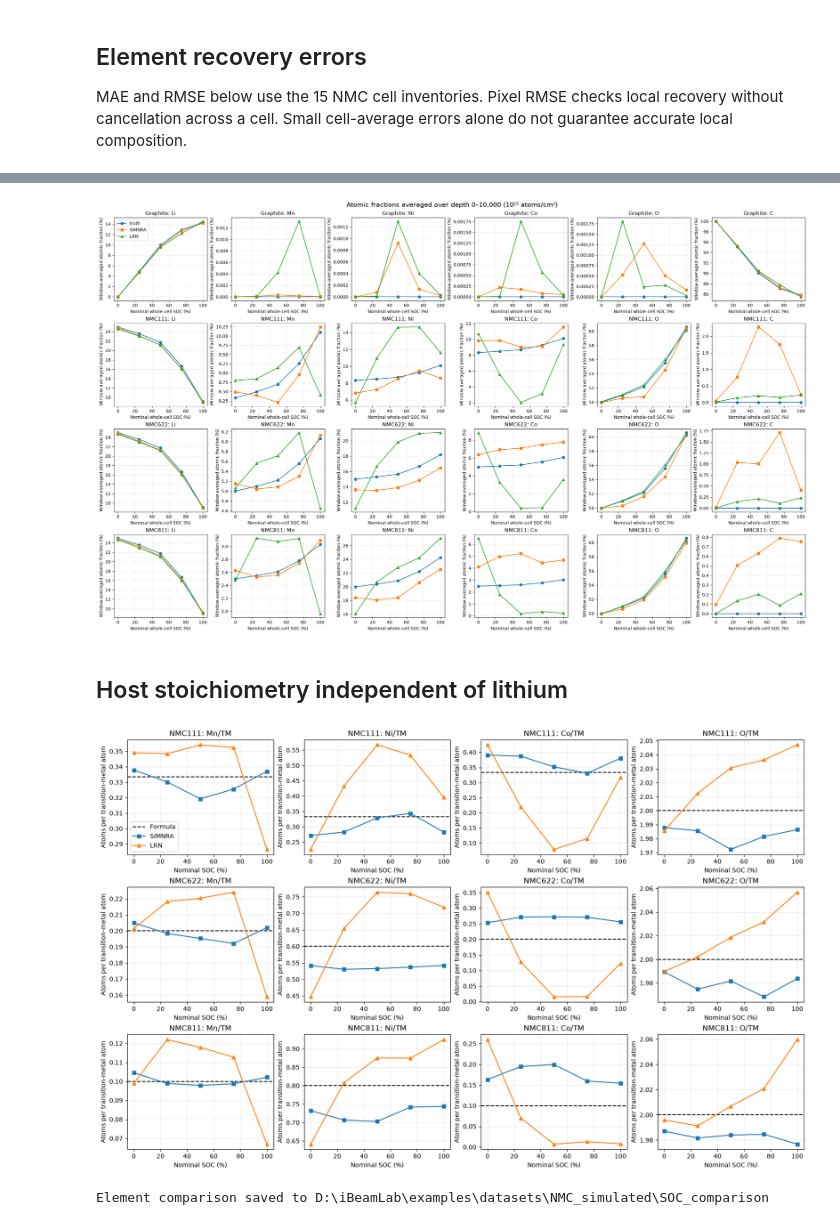
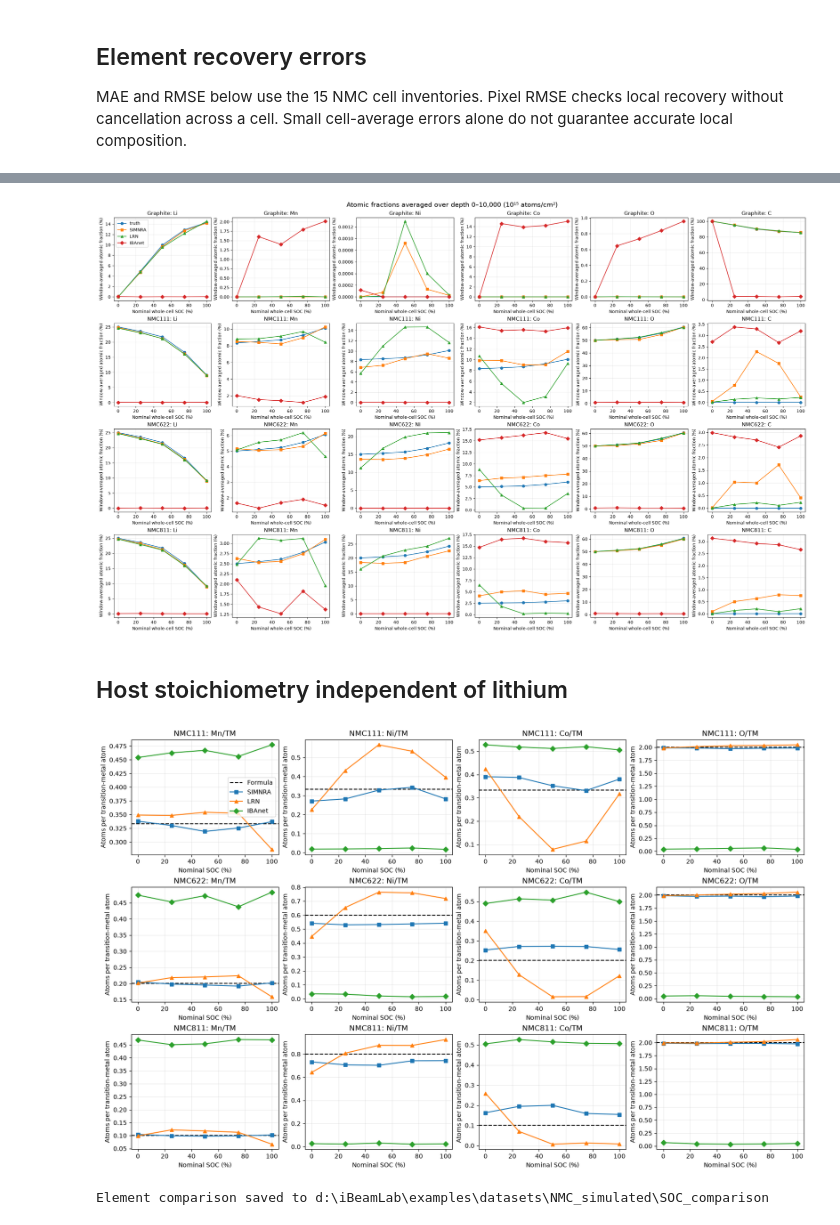
Before and after one commit to khoirulmuzakka/iBeamLab, a Jupyter notebook: examples/compare_spatial_scan_soc.ipynb, the cells around one changed output, grey strips where cells are left out. Cells and saved outputs as stored; diff of their text form; code cells hidden in the pictures.

```diff
--- a/examples/compare_spatial_scan_soc.ipynb
+++ b/examples/compare_spatial_scan_soc.ipynb
@@ -251,7 +335,7 @@ plt.show()
 # %%
-lines = ["## SOC accuracy for the currently loaded fits", "", "| Scope | SIMNRA cell MAE (pp) | LRN cell MAE (pp) |", "|---|---:|---:|"]
+lines = ["## SOC accuracy for the currently loaded fits", "", "| Scope | " + " | ".join(method + " cell MAE (pp)" for method in METHODS) + " |", "|---|" + "---:|" * len(METHODS)]
 for scope in ("all", "Graphite", "NMC111", "NMC622", "NMC811"):
-    lines.append(f"| {scope} | {metrics['SIMNRA'][scope]['cell_mae_pp']:.3f} | {metrics['LRN'][scope]['cell_mae_pp']:.3f} |")
+    lines.append(f"| {scope} | " + " | ".join(f"{metrics[method][scope]['cell_mae_pp']:.3f}" for method in METHODS) + " |")
 display(Markdown("\n".join(lines)))
 # %% [output]
 ## SOC accuracy for the currently loaded fits
@@ -288,7 +372,7 @@ for cell in cells:
         a, b, c = model["ARRAY_NMC_COMPOSITIONS"][cell["chemistry"]]
         expected_ratios.update({"Ni": a, "Mn": b, "Co": c, "O": 2.0})
     pooled = {method: {e: sum(inventories[p["sample"]][method][e] for p in subset)
-                       for e in elements} for method in ("truth", "SIMNRA", "LRN")}
+                       for e in elements} for method in ALL_METHODS}
     # Li varies with SOC and the sampled radial profile; C is absent in cathode truth.
     truth_tm = sum(pooled["truth"][e] for e in ("Ni", "Mn", "Co"))
     if is_cathode:
@@ -299,7 +383,7 @@ for cell in cells:
                "element": element, "formula_host_ratio": expected_ratios[element]}
         for method, inv in pooled.items():
             row[method + "_atomic_pct"] = 100 * inv[element] / sum(inv.values())
-            row[method + "_host_ratio"] = inv[element] / sum(inv[e] for e in ("Ni", "Mn", "Co")) if is_cathode else float("nan")
+            row[method + "_host_ratio"] = ratio(inv[element], sum(inv[e] for e in ("Ni", "Mn", "Co"))) if is_cathode else float("nan")
         if is_cathode:
             assert np.isclose(row["truth_host_ratio"], expected_ratios[element])
         for method in fits:
@@ -311,7 +395,7 @@ for cell in cells:
             row = {"sample": p["sample"], "cell_id": cell["cell_id"], "chemistry": cell["chemistry"], "element": element}
             for method, inv in inventories[p["sample"]].items():
                 row[method + "_atomic_pct"] = 100 * inv[element] / sum(inv.values())
-                row[method + "_host_ratio"] = inv[element] / sum(inv[e] for e in ("Ni", "Mn", "Co")) if is_cathode else float("nan")
+                row[method + "_host_ratio"] = ratio(inv[element], sum(inv[e] for e in ("Ni", "Mn", "Co"))) if is_cathode else float("nan")
             for method in fits:
                 row[method + "_atomic_error_pp"] = row[method + "_atomic_pct"] - row["truth_atomic_pct"]
                 row[method + "_host_ratio_error"] = row[method + "_host_ratio"] - row["truth_host_ratio"]
@@ -320,8 +404,8 @@ write_csv(OUT / "cell_element_fractions.csv", composition_rows)
 write_csv(OUT / "position_element_fractions.csv", position_composition_rows)
 
 # Full per-cell atomic-fraction comparison.
-lines = ["| Chemistry | Column | SOC (%) | Element | Truth (at.%) | SIMNRA (at.%) | LRN (at.%) |", "|---|---:|---:|---|---:|---:|---:|"]
+lines = ["| Chemistry | Column | SOC (%) | Element | " + " | ".join(method + " (at.%)" for method in ALL_METHODS) + " |", "|---|---:|---:|---|" + "---:|" * len(ALL_METHODS)]
 for r in composition_rows:
-    lines.append(f"| {r['chemistry']} | {r['column']} | {r['nominal_soc_pct']:.0f} | {r['element']} | {r['truth_atomic_pct']:.3f} | {r['SIMNRA_atomic_pct']:.3f} | {r['LRN_atomic_pct']:.3f} |")
+    lines.append(f"| {r['chemistry']} | {r['column']} | {r['nominal_soc_pct']:.0f} | {r['element']} | " + " | ".join(f"{r[method + '_atomic_pct']:.3f}" for method in ALL_METHODS) + " |")
 display(Markdown("\n".join(lines)))
 # %% [output]
@@ -506,12 +592,12 @@ window_rows = []
 window_soc_rows = []
 for cell in cells:
     subset = [p for p in points if p["cell_id"] == cell["cell_id"]]
-    pooled_by_depth = {t: {m: np.zeros(len(elements)) for m in ("truth", "SIMNRA", "LRN")} for t in WINDOW_DEPTHS}
+    pooled_by_depth = {t: {m: np.zeros(len(elements)) for m in ALL_METHODS} for t in WINDOW_DEPTHS}
     for p in subset:
-        truth_fractions = model["array_sublayer_compositions"](p["x_mm"], p["y_mm"])
-        for method in ("truth", "SIMNRA", "LRN"):
+        truth_stack = truth_fractions(p["x_mm"], p["y_mm"])
+        for method in ALL_METHODS:
             if method == "truth":
-                edges, fractions = truth_edges, truth_fractions
+                edges, fractions = truth_edges, truth_stack
             else:
                 r = fits[method][p["sample"]][1]
                 edges = r["profile_edges"]
@@ -546,15 +632,15 @@ for t in WINDOW_DEPTHS:
             selected = [r for r in (window_soc_rows if quantity == "SOC" else window_rows) if in_scope(r) and (quantity == "SOC" or r["element"] == quantity)]
             for method in fits:
                 errors = np.array([r[method + "_error_pp"] for r in selected])
-                window_metrics.append({"depth_limit": t, "scope": scope, "quantity": quantity, "method": method,
-                    "mae_pp": float(np.mean(abs(errors))), "rmse_pp": float(np.sqrt(np.mean(errors**2))), "bias_pp": float(np.mean(errors))})
+                window_metrics.append({"depth_limit": t, "scope": scope, "quantity": quantity,
+                                       "method": method, **error_metrics(errors)})
 write_csv(OUT / "depth_window_metrics.csv", window_metrics)
-lines = ["| Scope | Quantity | Depth limit | SIMNRA MAE (pp) | LRN MAE (pp) |", "|---|---|---:|---:|---:|"]
+lines = ["| Scope | Quantity | Depth limit | " + " | ".join(method + " MAE (pp)" for method in METHODS) + " |", "|---|---|---:|" + "---:|" * len(METHODS)]
 for scope in ("all NMC", "Graphite"):
     for quantity in (*species_to_check, "SOC"):
         for t in WINDOW_DEPTHS:
             values = {r["method"]: r["mae_pp"] for r in window_metrics if r["scope"] == scope and r["quantity"] == quantity and r["depth_limit"] == t}
-            lines.append(f"| {scope} | {quantity} | {t:.0f} | {values['SIMNRA']:.3f} | {values['LRN']:.3f} |")
+            lines.append(f"| {scope} | {quantity} | {t:.0f} | " + " | ".join(f"{values[method]:.3f}" for method in METHODS) + " |")
 display(Markdown("\n".join(lines)))
 (OUT / "depth_window_summary.md").write_text("\n".join(lines), encoding="utf-8")
 # %% [output]
@@ -601,7 +689,7 @@ for i, chemistry in enumerate(("Graphite", "NMC111", "NMC622", "NMC811")):
     for j, element in enumerate(species_to_check):
         ax = axes[i, j]
         selected = [r for r in window_rows if r["depth_limit"] == COMPARISON_DEPTH and r["chemistry"] == chemistry and r["element"] == element]
-        for method, marker in (("truth", "o"), ("SIMNRA", "s"), ("LRN", "^")):
+        for method, marker in ((method, MARKERS[method]) for method in ALL_METHODS):
             ax.plot([r["nominal_soc_pct"] for r in selected], [r[method + "_atomic_pct"] for r in selected], marker=marker, label=method)
         ax.set(title=f"{chemistry}: {element}", xlabel="Nominal whole-cell SOC (%)", ylabel="Window-averaged atomic fraction (%)")
         ax.grid(alpha=.25)
@@ -612,26 +700,26 @@ fig.savefig(OUT / "element_atomic_fractions.png", dpi=180)
 fig.savefig(OUT / "element_atomic_fractions_shallow.png", dpi=180)
 plt.show()
 # %% [output]
-[figure, old version]
+[figure, new version]
 # %% [markdown]
 ## Host stoichiometry independent of lithium
 # %%
 fig, axes = plt.subplots(3, 4, figsize=(16, 10), constrained_layout=True)
 for i, chemistry in enumerate(("NMC111", "NMC622", "NMC811")):
     for j, element in enumerate(host_species):
         ax = axes[i, j]
         selected = [r for r in composition_rows if r["chemistry"] == chemistry and r["element"] == element]
         ax.axhline(selected[0]["formula_host_ratio"], color="black", linestyle="--", label="Formula")
-        for method, marker in (("SIMNRA", "s"), ("LRN", "^")):
+        for method, marker in ((method, MARKERS[method]) for method in METHODS):
             ax.plot([r["nominal_soc_pct"] for r in selected], [r[method + "_host_ratio"] for r in selected], marker=marker, label=method)
         ax.set(title=f"{chemistry}: {element}/TM", xlabel="Nominal SOC (%)", ylabel="Atoms per transition-metal atom")
         ax.grid(alpha=.25)
         if i == 0 and j == 0:
             ax.legend()
 fig.savefig(OUT / "element_host_stoichiometry.png", dpi=180)
 plt.show()
 print(f"Element comparison saved to {OUT}")
 # %% [output]
-[figure, old version]
+[figure, new version]
-Element comparison saved to D:\iBeamLab\examples\datasets\NMC_simulated\SOC_comparison
+Element comparison saved to d:\iBeamLab\examples\datasets\NMC_simulated\SOC_comparison
 # %%
```
Also changed, not shown: parts of 21 cells of this notebook, 5 other files.
